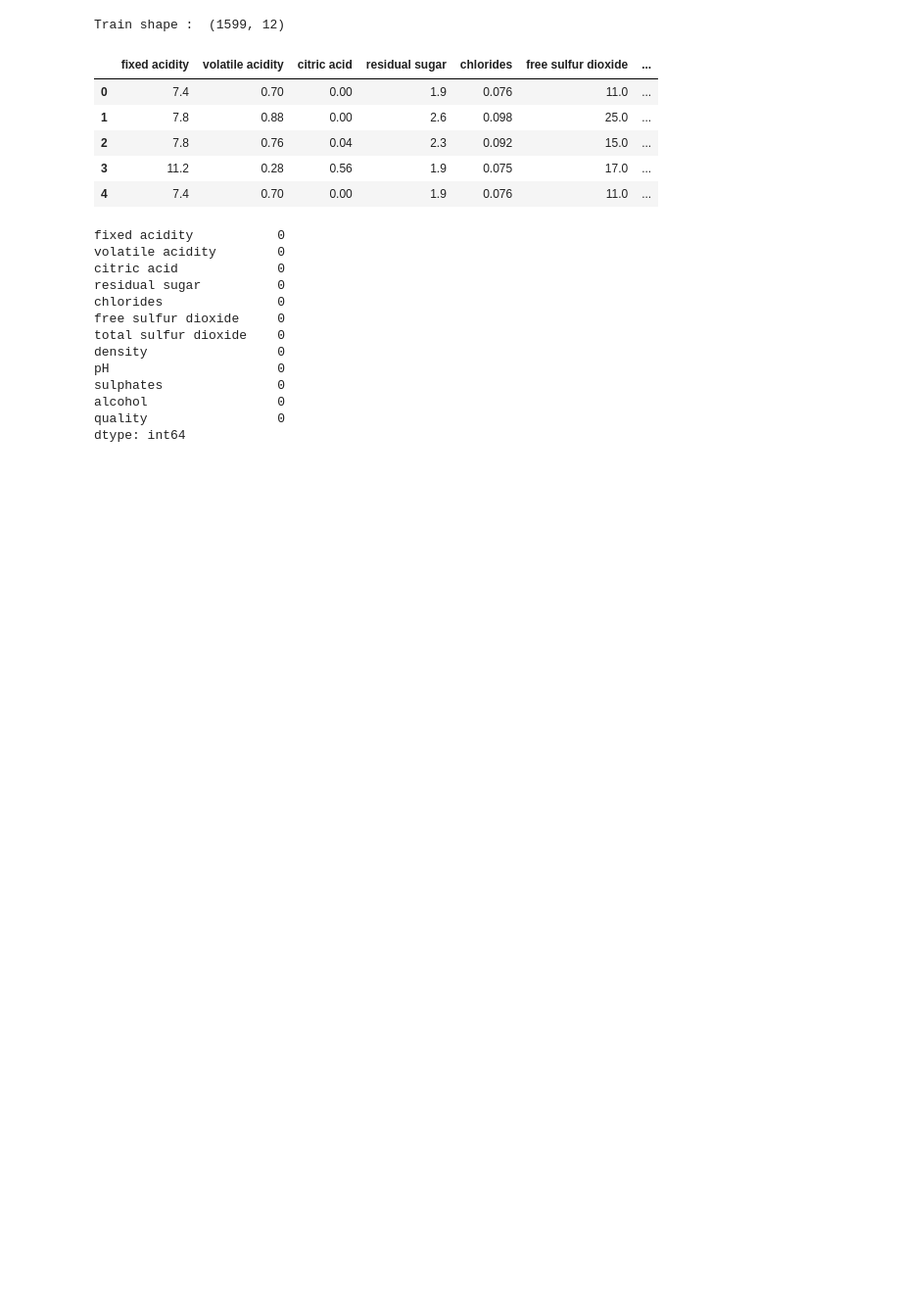
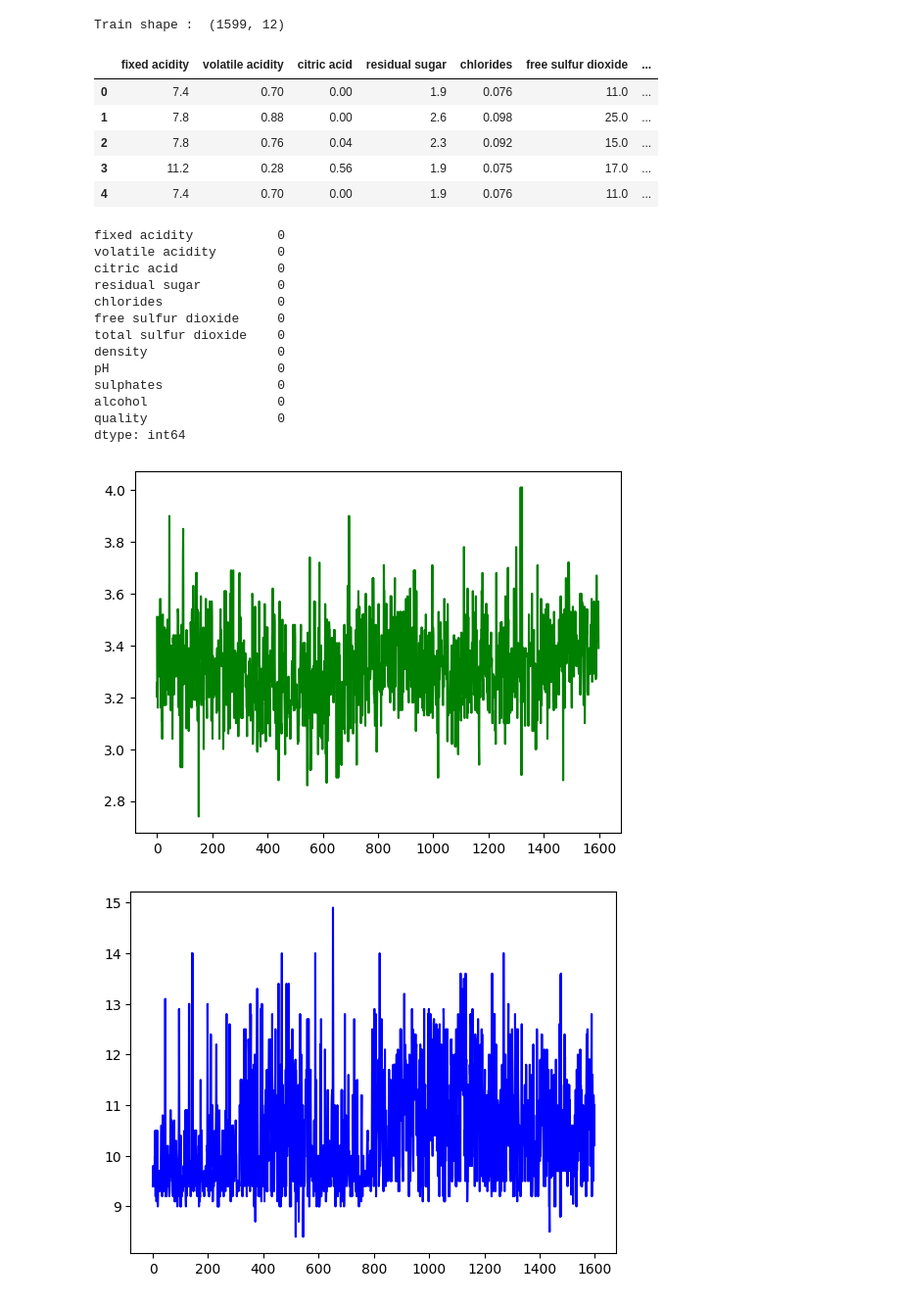
Before and after one commit to YiPhoebe/wine_quality_prediction, a Jupyter notebook: wine_quality.ipynb, the cells around one changed output. Shown at 98% size. Cells and saved outputs as stored; diff of their text form; code cells hidden in the pictures; blank space fills up the shorter version.

Commit message:
히스토그램

```diff
--- a/wine_quality.ipynb
+++ b/wine_quality.ipynb
@@ -34,3 +34,16 @@ sulphates               0
 alcohol                 0
 quality                 0
 dtype: int64
+# %%
+# 각 변수(‘pH’, ‘alcohol’, ‘sulphates’ 등) 분포 히스토그램 그려보기
+plt.plot(wine['pH'], color='green')
+plt.show()
+
+plt.plot(wine['alcohol'], color='blue')
+plt.show()
+
+plt.plot(wine['sulphates'], color='red')
+plt.show()
+# %% [output]
+[figure, added]
+[figure, added]
```
Also changed, not shown: parts of 1 cell of this notebook.
